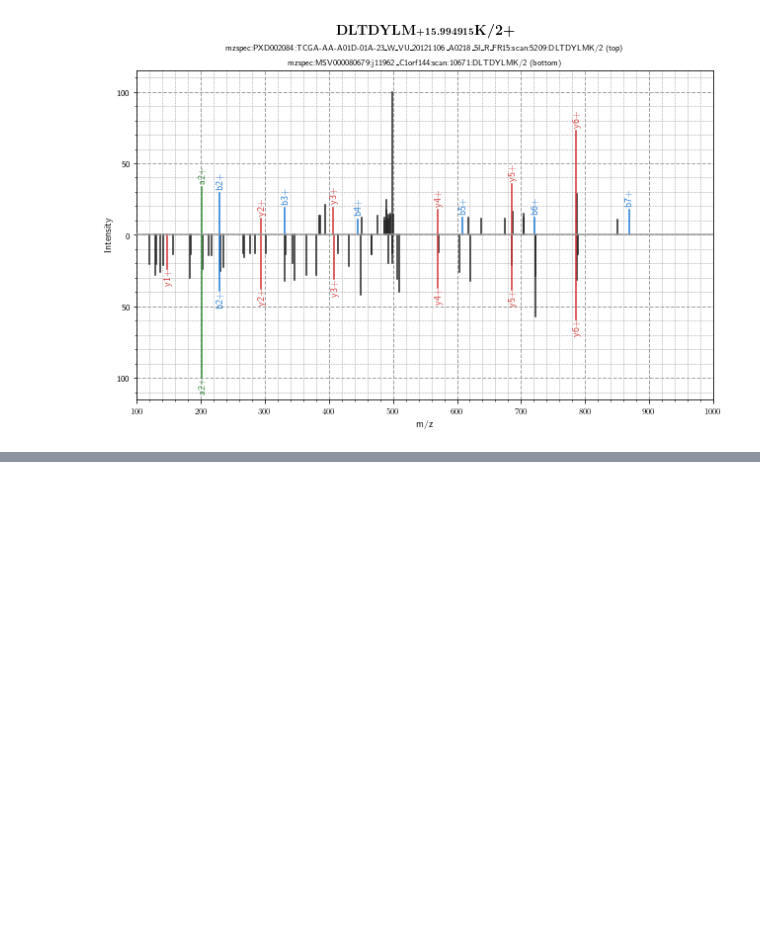
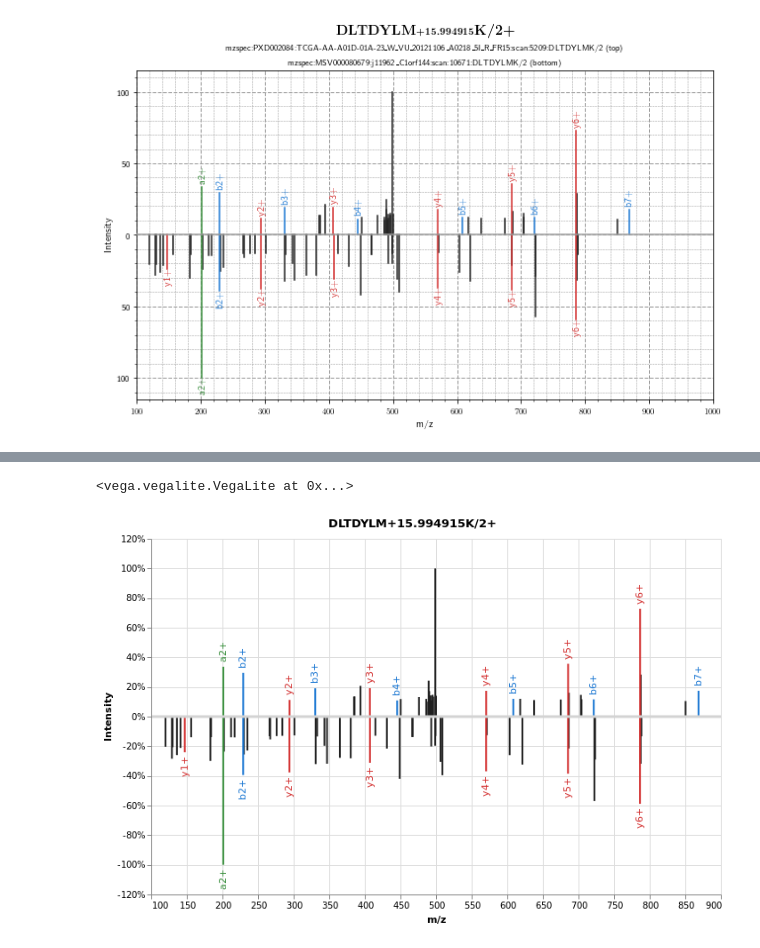
Before and after one commit to bittremieux/spectrum_utils, a Jupyter notebook: notebooks/quickstart.ipynb, the cells around one changed output, grey strips where cells are left out. Saved outputs shown, nothing was run; the diff lists cells and outputs as text; code cells hidden in the pictures; blank space fills up the shorter version.

```diff
--- a/notebooks/quickstart.ipynb
+++ b/notebooks/quickstart.ipynb
@@ -167,0 +205,7 @@ plt.close()
+# %%
+iplot.mirror(*spectra).properties(
+    title=f'{peptide_title}/{spectra[0].precursor_charge}',
+    width=640, height=400)
+# %% [output]
+<vega.vegalite.VegaLite at 0x...>
+[figure, added]
```
Also changed, not shown: parts of 5 cells of this notebook, 3 other files.
